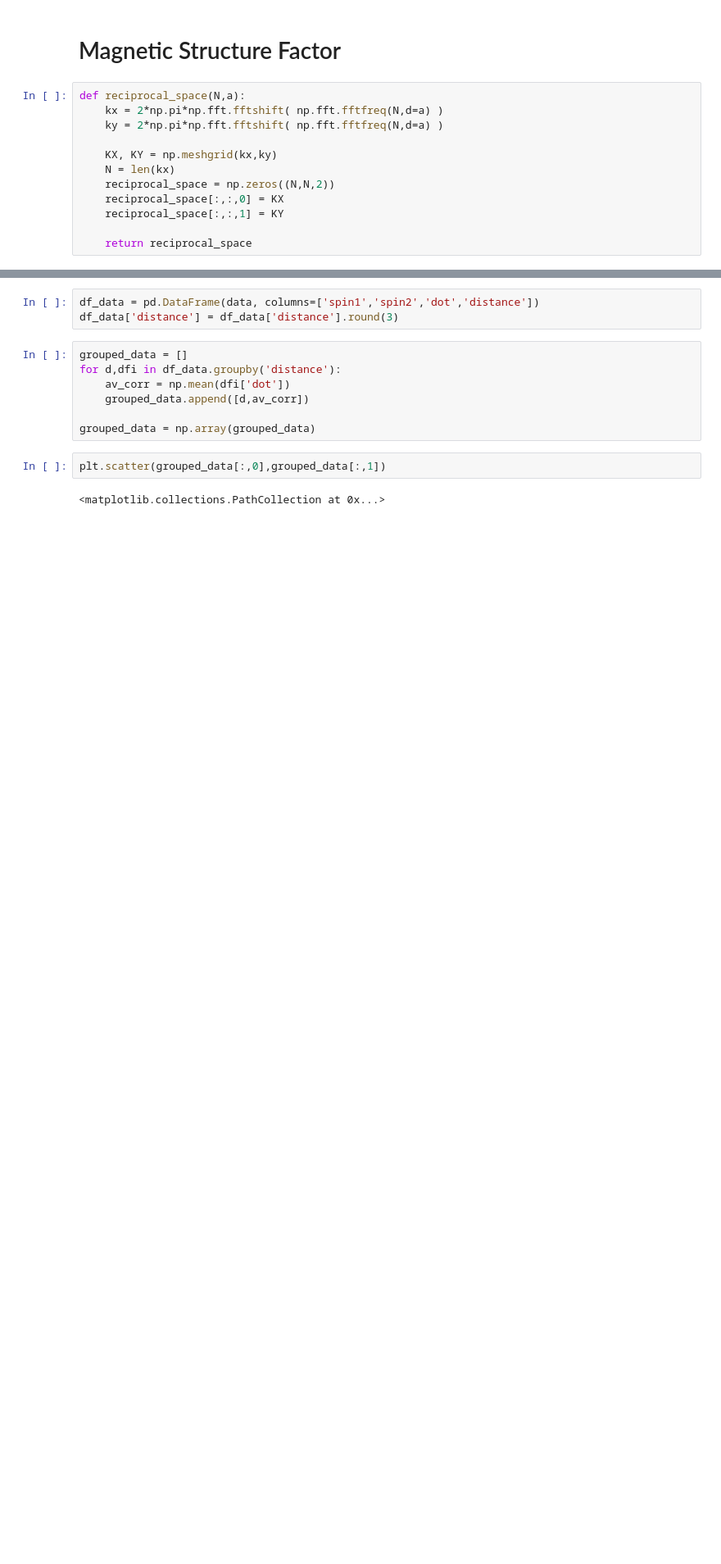
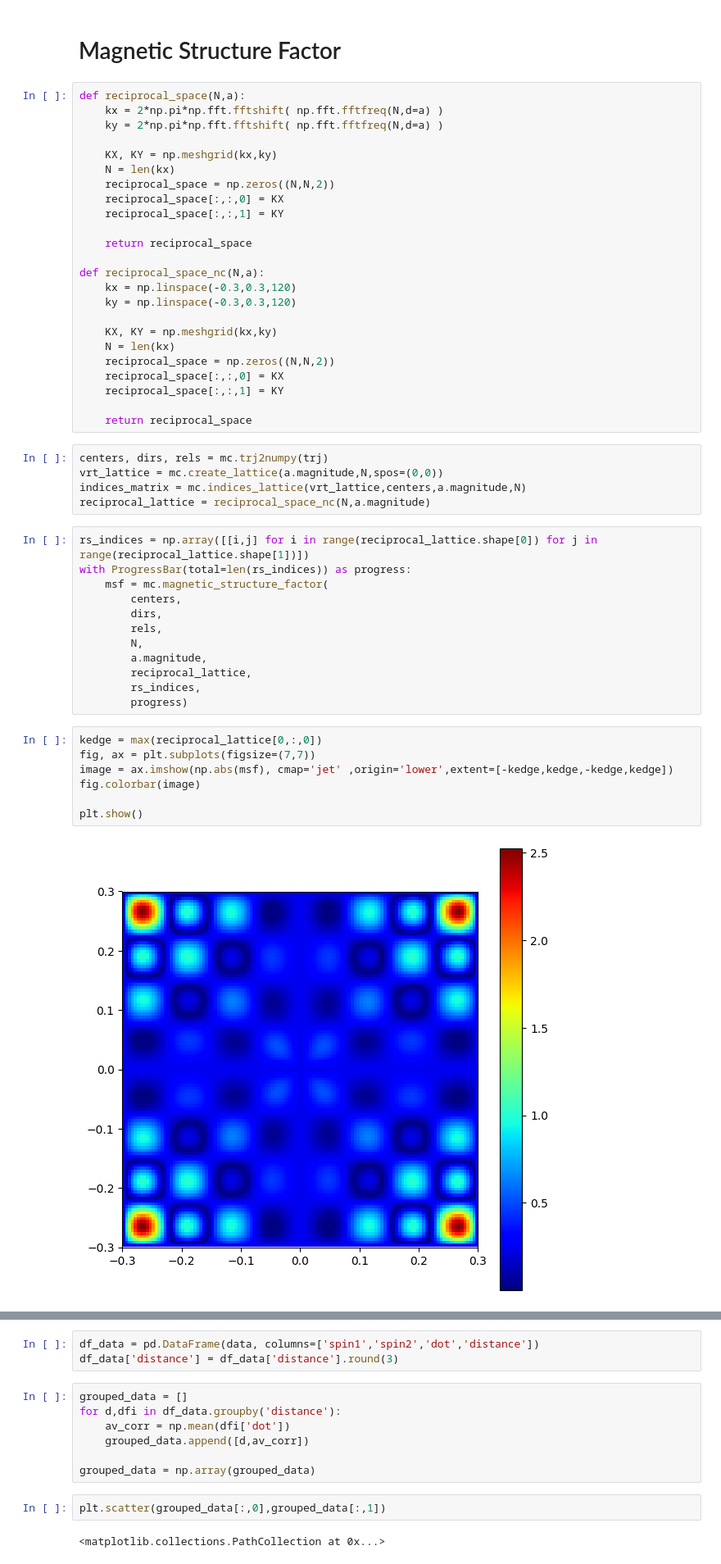
Before and after one commit to leogabac/stuckgs, a Jupyter notebook: src/af2_degeneracy.ipynb, the cells around one changed output, grey strips where cells are left out. Shown at 82% size. Saved outputs shown, nothing was run; the diff lists cells and outputs as text; blank space fills up the shorter version.

Commit message:
magnetic structure factor

```diff
--- a/src/af2_degeneracy.ipynb
+++ b/src/af2_degeneracy.ipynb
@@ -90,3 +76,41 @@ def reciprocal_space(N,a):
     reciprocal_space[:,:,1] = KY
 
     return reciprocal_space
+
+def reciprocal_space_nc(N,a):
+    kx = np.linspace(-0.3,0.3,120)
+    ky = np.linspace(-0.3,0.3,120)
+
+    KX, KY = np.meshgrid(kx,ky)
+    N = len(kx)
+    reciprocal_space = np.zeros((N,N,2))
+    reciprocal_space[:,:,0] = KX
+    reciprocal_space[:,:,1] = KY
+
+    return reciprocal_space
+# %%
+centers, dirs, rels = mc.trj2numpy(trj)
+vrt_lattice = mc.create_lattice(a.magnitude,N,spos=(0,0))
+indices_matrix = mc.indices_lattice(vrt_lattice,centers,a.magnitude,N)
+reciprocal_lattice = reciprocal_space_nc(N,a.magnitude)
+# %%
+rs_indices = np.array([[i,j] for i in range(reciprocal_lattice.shape[0]) for j in range(reciprocal_lattice.shape[1])])
+with ProgressBar(total=len(rs_indices)) as progress:
+    msf = mc.magnetic_structure_factor(
+        centers,
+        dirs,
+        rels,
+        N,
+        a.magnitude,
+        reciprocal_lattice,
+        rs_indices,
+        progress)
+# %%
+kedge = max(reciprocal_lattice[0,:,0])
+fig, ax = plt.subplots(figsize=(7,7))
+image = ax.imshow(np.abs(msf), cmap='jet' ,origin='lower',extent=[-kedge,kedge,-kedge,kedge])
+fig.colorbar(image)
+
+plt.show()
+# %% [output]
+[figure, added]
```
Also changed, not shown: parts of 13 cells of this notebook, 16 other files.
